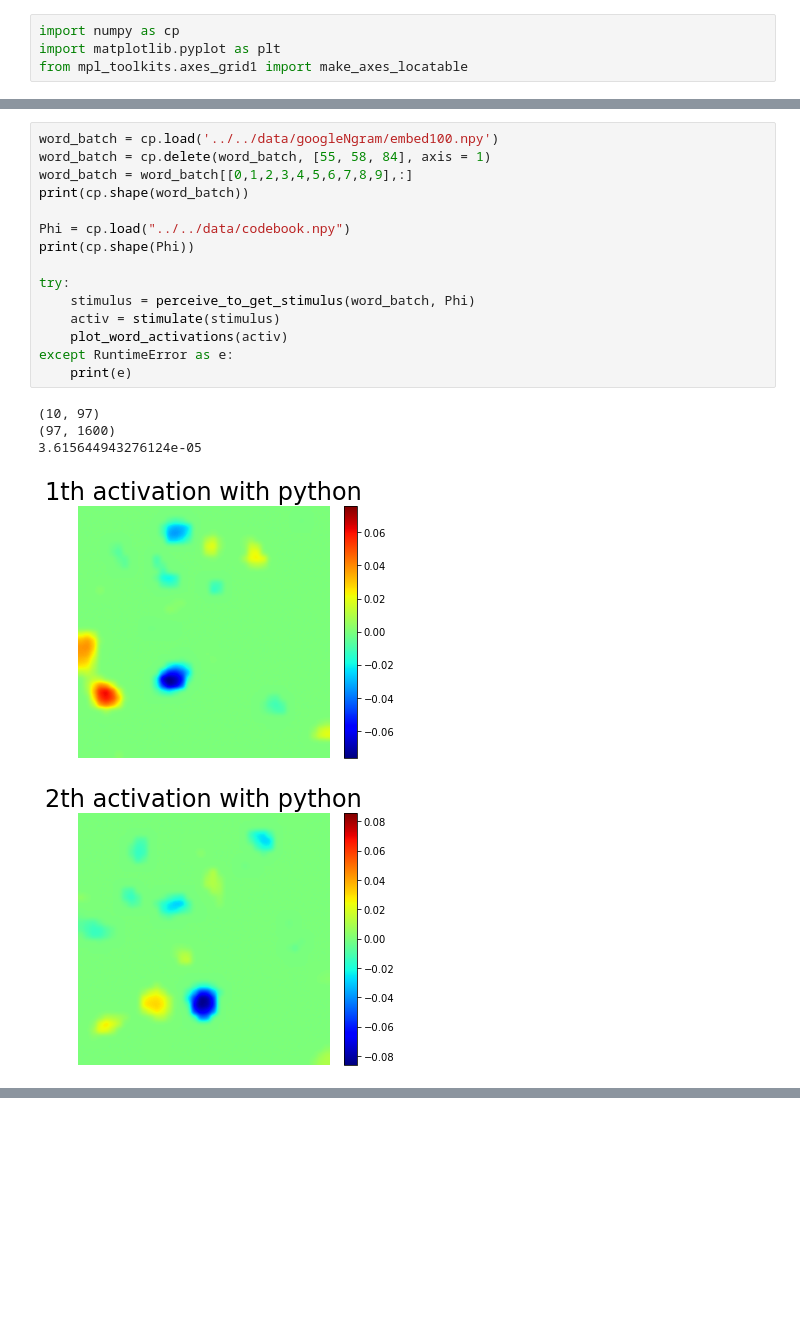
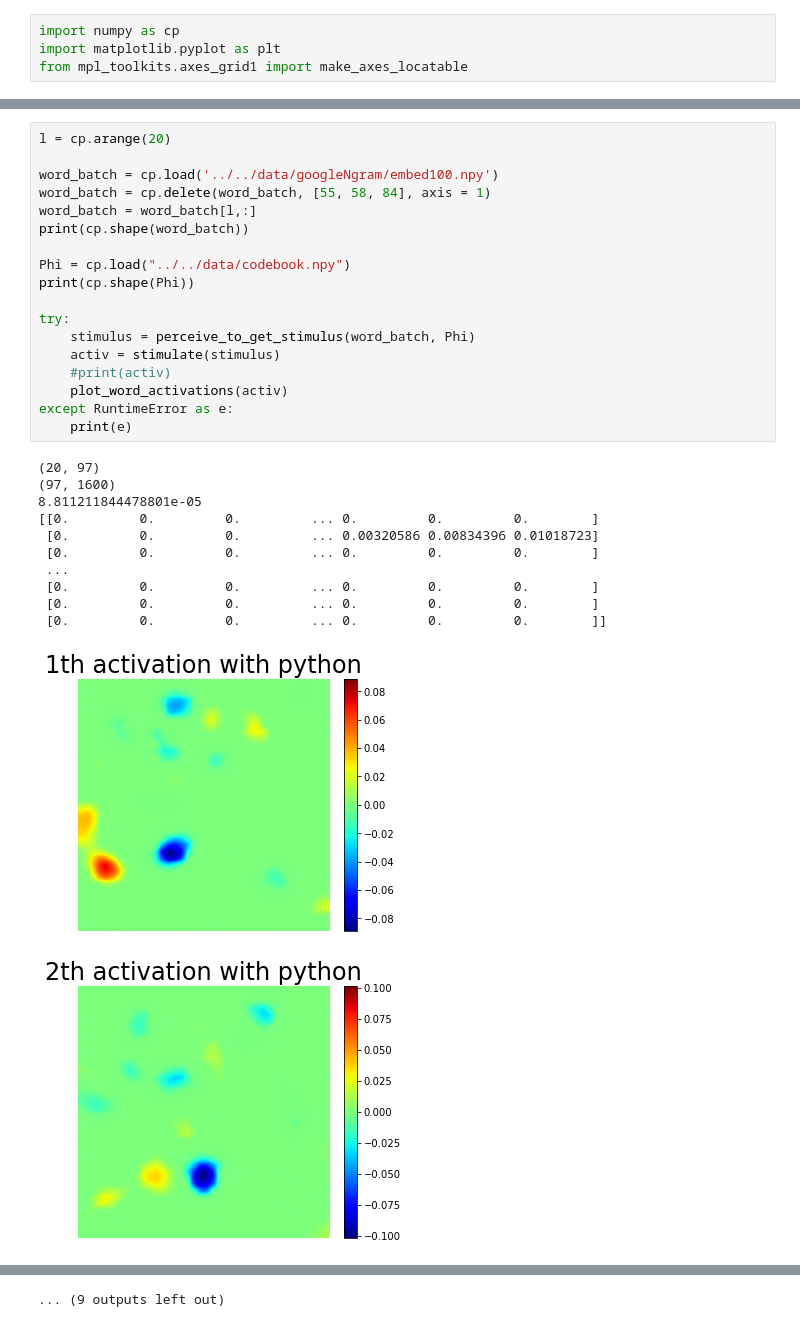
Before and after one commit to jdlafferty/gcp_nwave, a Jupyter notebook: c_version/test_between_C_and_python.ipynb, the cells around one changed output, grey strips where cells are left out. Cells and saved outputs as stored; diff of their text form; blank space fills up the shorter version.

```diff
--- a/c_version/test_between_C_and_python.ipynb
+++ b/c_version/test_between_C_and_python.ipynb
@@ -102,23 +129,33 @@ def plot_word_activations(activity):
         ax.set_axis_off()
         plt.savefig(str(i + 1) + "th activation with python")
 # %%
+l = cp.arange(20)
+
 word_batch = cp.load('../../data/googleNgram/embed100.npy')
 word_batch = cp.delete(word_batch, [55, 58, 84], axis = 1)
-word_batch = word_batch[[0,1,2,3,4,5,6,7,8,9],:]
+word_batch = word_batch[l,:]
 print(cp.shape(word_batch))
 
 Phi = cp.load("../../data/codebook.npy")
 print(cp.shape(Phi))
 
 try:
     stimulus = perceive_to_get_stimulus(word_batch, Phi)
     activ = stimulate(stimulus)
+    #print(activ)
     plot_word_activations(activ)
 except RuntimeError as e:
     print(e)
 # %% [output]
-(10, 97)
+(20, 97)
 (97, 1600)
-3.615644943276124e-05
+8.811211844478801e-05
+[[0.         0.         0.         ... 0.         0.         0.        ]
+ [0.         0.         0.         ... 0.00320586 0.00834396 0.01018723]
+ [0.         0.         0.         ... 0.         0.         0.        ]
+ ...
+ [0.         0.         0.         ... 0.         0.         0.        ]
+ [0.         0.         0.         ... 0.         0.         0.        ]
+ [0.         0.         0.         ... 0.         0.         0.        ]]
-[figure, old version]
+[figure, new version]
-[figure, old version]
+[figure, new version]
@@ -133 +171,2 @@ except RuntimeError as e:
+... (9 outputs left out)
 # %% [markdown]
```
Also changed, not shown: parts of 6 cells of this notebook, 15 other files.
